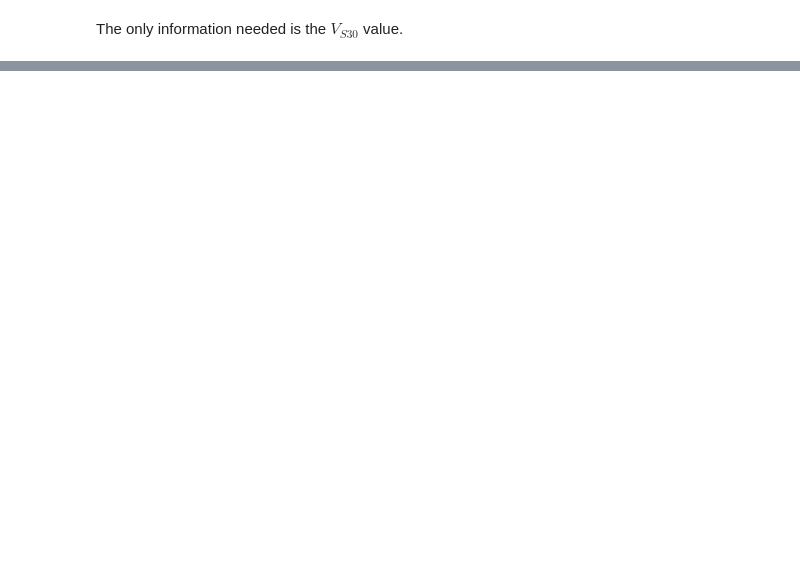
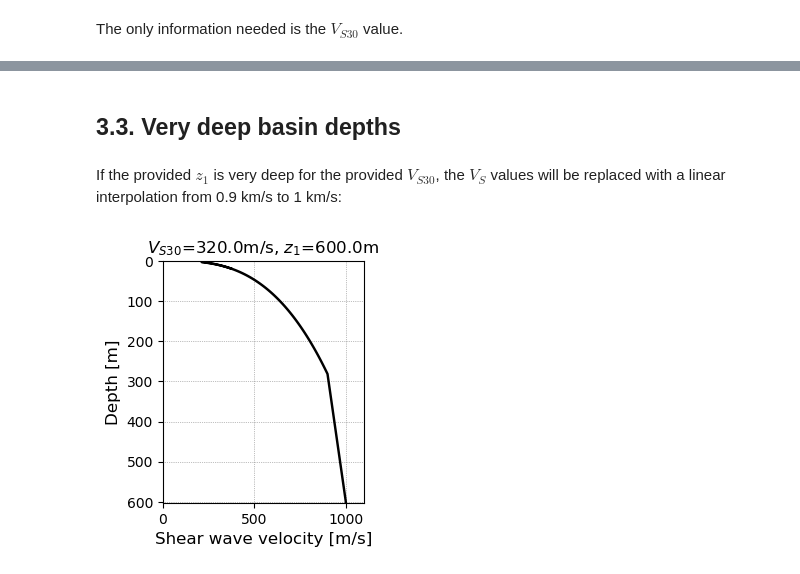
Before and after one commit to Caltech-geoquake/PySeismoSoil, a Jupyter notebook: examples/Demo_06_SVM.ipynb, the cells around one changed output, grey strips where cells are left out. Cells and saved outputs as stored; diff of their text form; code cells hidden in the pictures; blank space fills up the shorter version.

```diff
--- a/examples/Demo_06_SVM.ipynb
+++ b/examples/Demo_06_SVM.ipynb
@@ -25,0 +43,9 @@ svm = SVM(Vs30, z1=120)
+# %% [markdown]
+## 3.3. Very deep basin depths
+# %% [markdown]
+If the provided $z_1$ is very deep for the provided $V_{S30}$, the $V_S$ values will be replaced with a linear interpolation from 0.9 km/s to 1 km/s:
+# %%
+svm_2 = SVM(Vs30, z1=600)
+svm_2.plot();
+# %% [output]
+[figure, added]
```
Also changed, not shown: parts of 58 cells of this notebook, 2 other files.
